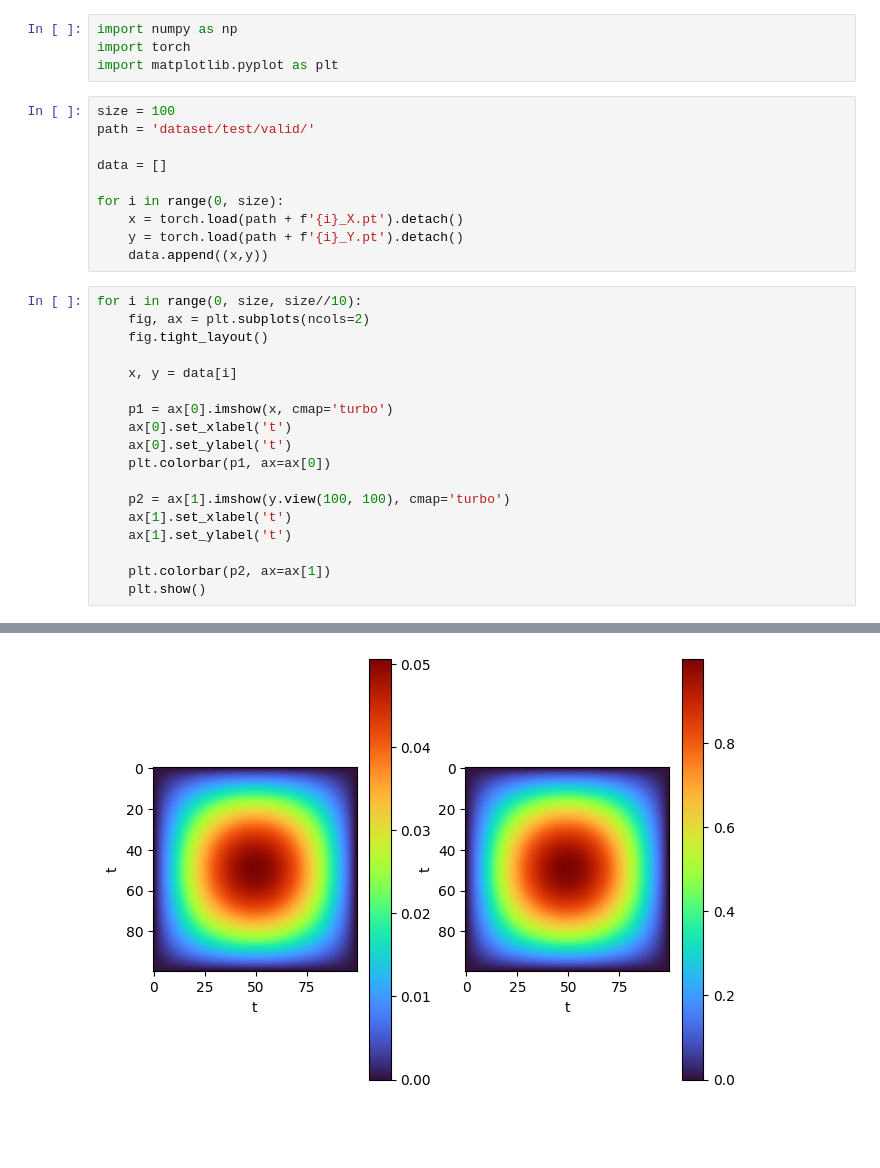
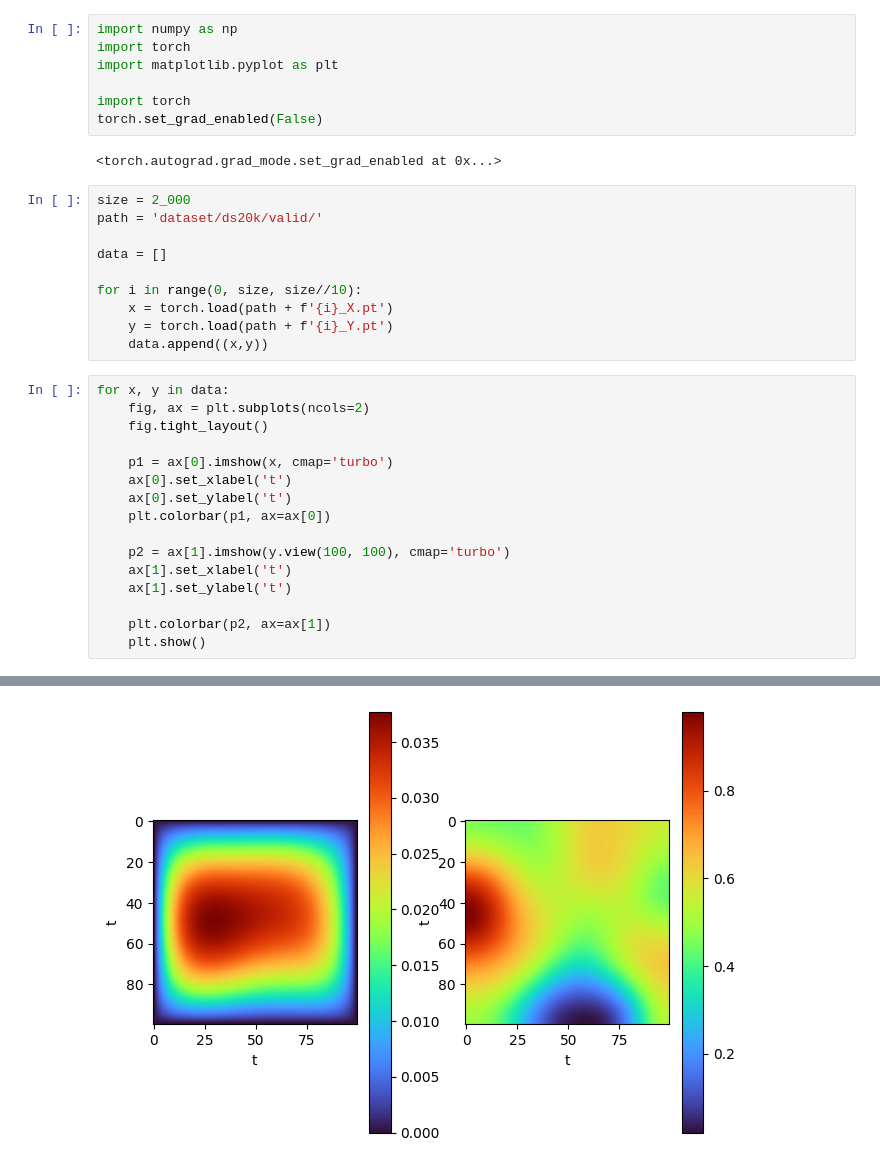
Before and after one commit to sebastian-sanchez-s/OperatorLearning, a Jupyter notebook: Poisson/2D/InspectDataset.ipynb, the cells around one changed output, grey strips where cells are left out. Cells and saved outputs as stored; diff of their text form; blank space fills up the shorter version.

Commit message:
Better plots

```diff
--- a/Poisson/2D/InspectDataset.ipynb
+++ b/Poisson/2D/InspectDataset.ipynb
@@ -2,22 +2,25 @@
 import numpy as np
 import torch
 import matplotlib.pyplot as plt
+
+import torch
+torch.set_grad_enabled(False)
+# %% [output]
+<torch.autograd.grad_mode.set_grad_enabled at 0x...>
 # %%
-size = 100
-path = 'dataset/test/valid/'
+size = 2_000
+path = 'dataset/ds20k/valid/'
 
 data = []
 
-for i in range(0, size):
-    x = torch.load(path + f'{i}_X.pt').detach()
-    y = torch.load(path + f'{i}_Y.pt').detach()
+for i in range(0, size, size//10):
+    x = torch.load(path + f'{i}_X.pt')
+    y = torch.load(path + f'{i}_Y.pt')
     data.append((x,y))
 # %%
-for i in range(0, size, size//10):
+for x, y in data:
     fig, ax = plt.subplots(ncols=2)
     fig.tight_layout()
-
-    x, y = data[i]
 
     p1 = ax[0].imshow(x, cmap='turbo')
     ax[0].set_xlabel('t')
@@ -36 +39 @@ for i in range(0, size, size//10):
-[figure, old version]
+[figure, new version]
```
Also changed, not shown: parts of 1 cell of this notebook, 2 other files.
